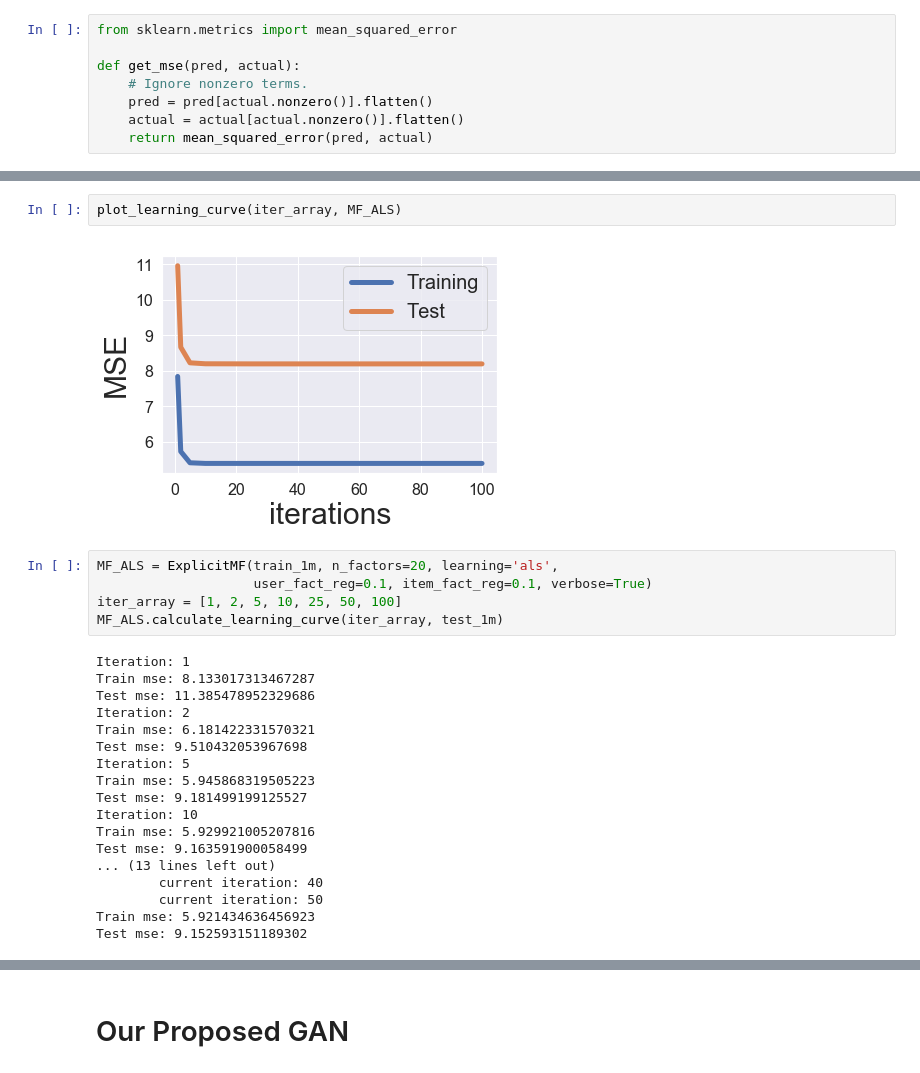
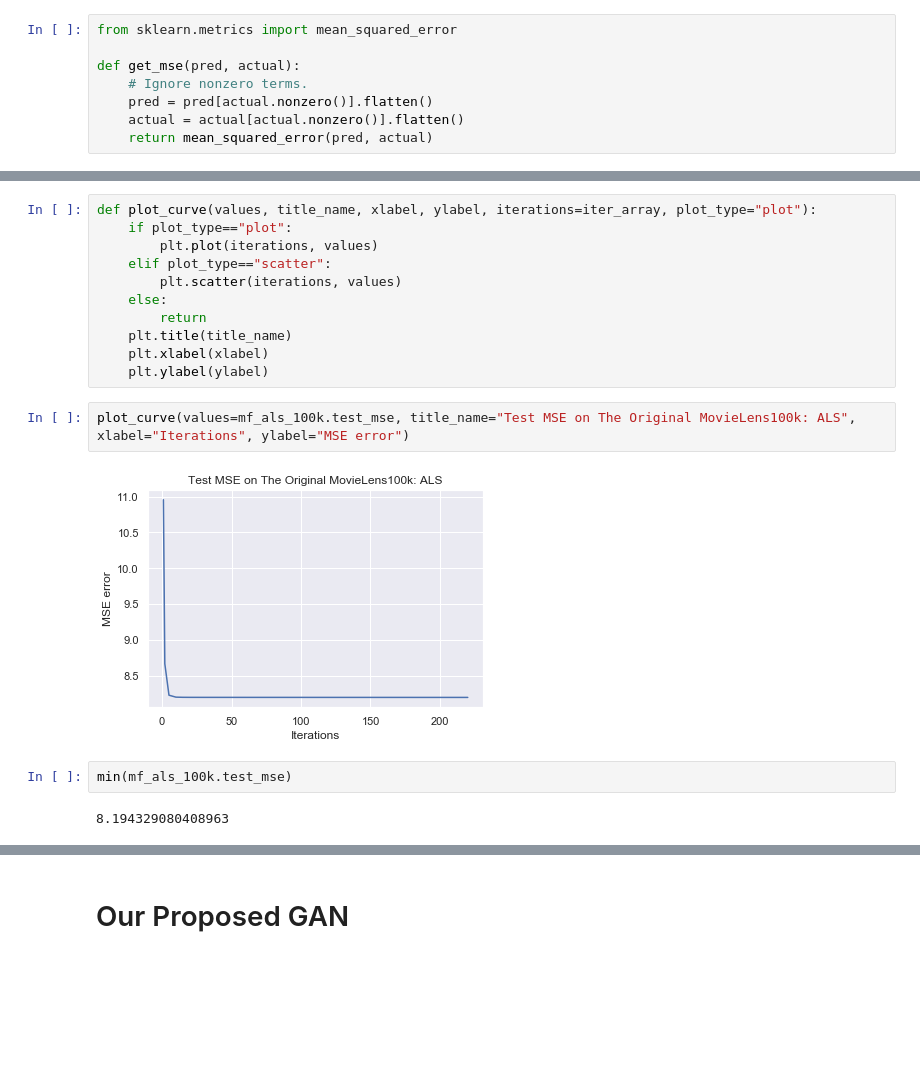
Before and after one commit to DavidTsat/master_thesis_project, a Jupyter notebook: final.ipynb, the cells around one changed output, grey strips where cells are left out. Saved outputs shown, nothing was run; the diff lists cells and outputs as text; blank space fills up the shorter version.

Commit message:
evaluation for MovieLens-100k

```diff
--- a/final.ipynb
+++ b/final.ipynb
@@ -424,28 +403,20 @@ def plot_learning_curve(iter_array, model):
-# %%
-plot_learning_curve(iter_array, MF_ALS)
-# %% [output]
-[figure, removed]
-# %%
-MF_ALS = ExplicitMF(train_1m, n_factors=20, learning='als',
-                    user_fact_reg=0.1, item_fact_reg=0.1, verbose=True)
-iter_array = [1, 2, 5, 10, 25, 50, 100]
-MF_ALS.calculate_learning_curve(iter_array, test_1m)
-# %% [output]
-Iteration: 1
-Train mse: 8.133017313467287
-Test mse: 11.385478952329686
-Iteration: 2
-Train mse: 6.181422331570321
-Test mse: 9.510432053967698
-Iteration: 5
-Train mse: 5.945868319505223
-Test mse: 9.181499199125527
-Iteration: 10
-Train mse: 5.929921005207816
-Test mse: 9.163591900058499
-... (13 lines left out)
-        current iteration: 40
-        current iteration: 50
-Train mse: 5.921434636456923
-Test mse: 9.152593151189302
+# %%
+def plot_curve(values, title_name, xlabel, ylabel, iterations=iter_array, plot_type="plot"):
+    if plot_type=="plot":
+        plt.plot(iterations, values)
+    elif plot_type=="scatter":
+        plt.scatter(iterations, values)
+    else:
+        return
+    plt.title(title_name)
+    plt.xlabel(xlabel)
+    plt.ylabel(ylabel)
+# %%
+plot_curve(values=mf_als_100k.test_mse, title_name="Test MSE on The Original MovieLens100k: ALS", xlabel="Iterations", ylabel="MSE error")
+# %% [output]
+[figure, added]
+# %%
+min(mf_als_100k.test_mse)
+# %% [output]
+8.194329080408963
 # %%
```
Also changed, not shown: parts of 76 cells of this notebook.
